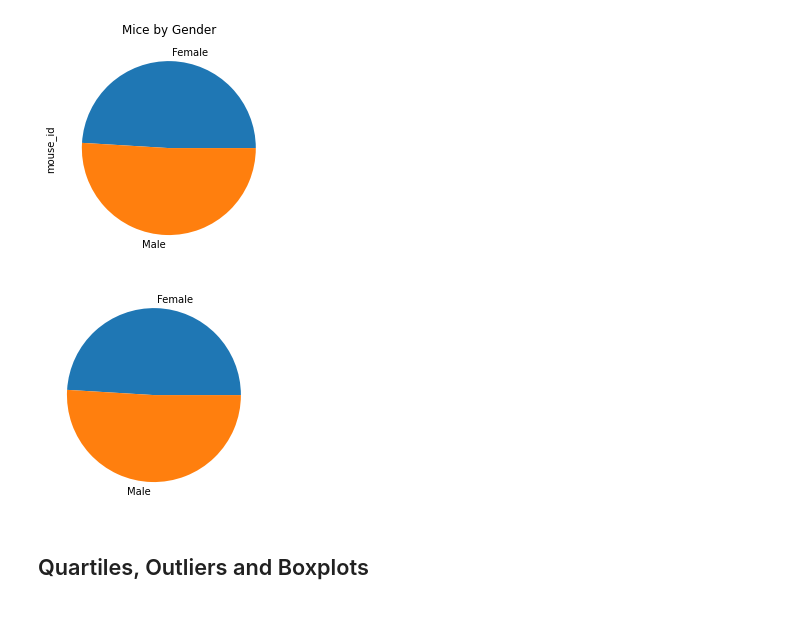
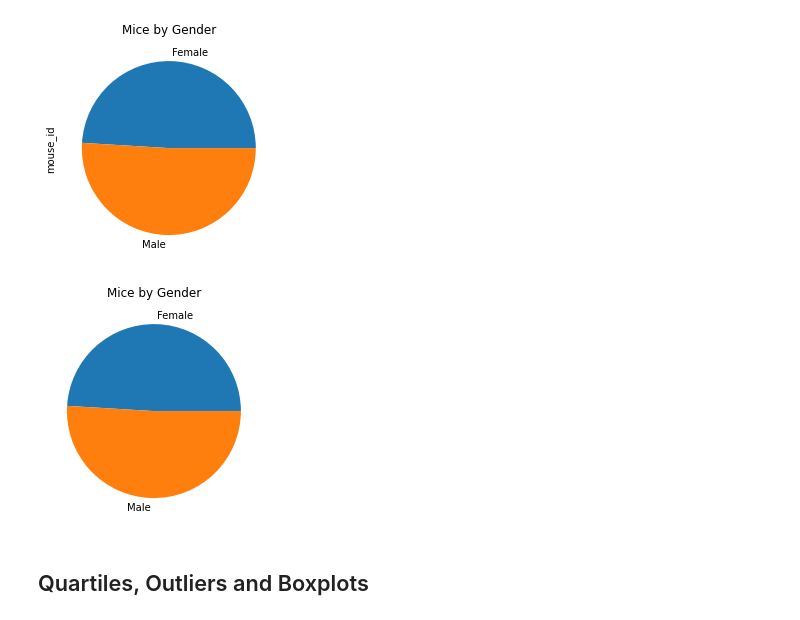
Before and after one commit to BatesJ72/matplotib_practice, a Jupyter notebook: pymaceuticals_v2.ipynb, the cells around one changed output. Saved outputs shown, nothing was run; the diff lists cells and outputs as text; code cells hidden in the pictures.

```diff
--- a/pymaceuticals_v2.ipynb
+++ b/pymaceuticals_v2.ipynb
@@ -268,18 +270,19 @@ pie_pandas = df_pie.plot.pie(y="count", title="Mice by Gender")
 # %%
 # Generate a pie plot showing the distribution of female versus male mice using pyplot
 
 df_pie2 = (
     df_minimized_pie.groupby(by=["sex"])["mouse_id"].count().reset_index(name="count")
 )
 
 labels = "Female", "Male"
 sizes = df_pie2["count"]
 
-# plt.title("Mice by Gender")
+fig, ax = plt.subplots()
+ax.set_title("Mice by Gender")
 plt.pie(sizes, labels=labels)
 plt.show()
 # %% [output]
-[figure, old version]
+[figure, new version]
 # %% [markdown]
 ## Quartiles, Outliers and Boxplots
 # %%
```
Also changed, not shown: parts of 9 cells of this notebook.
